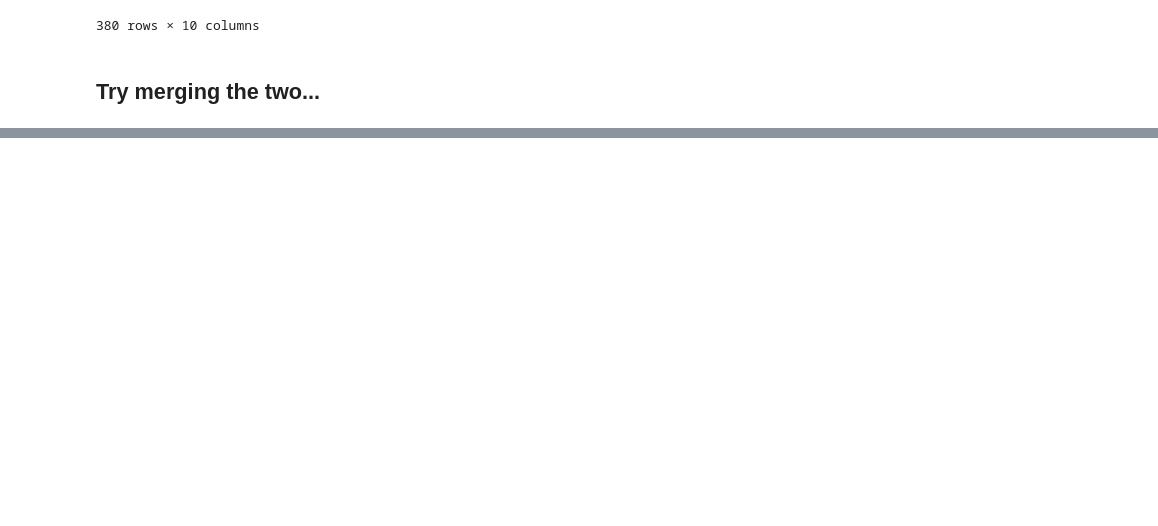
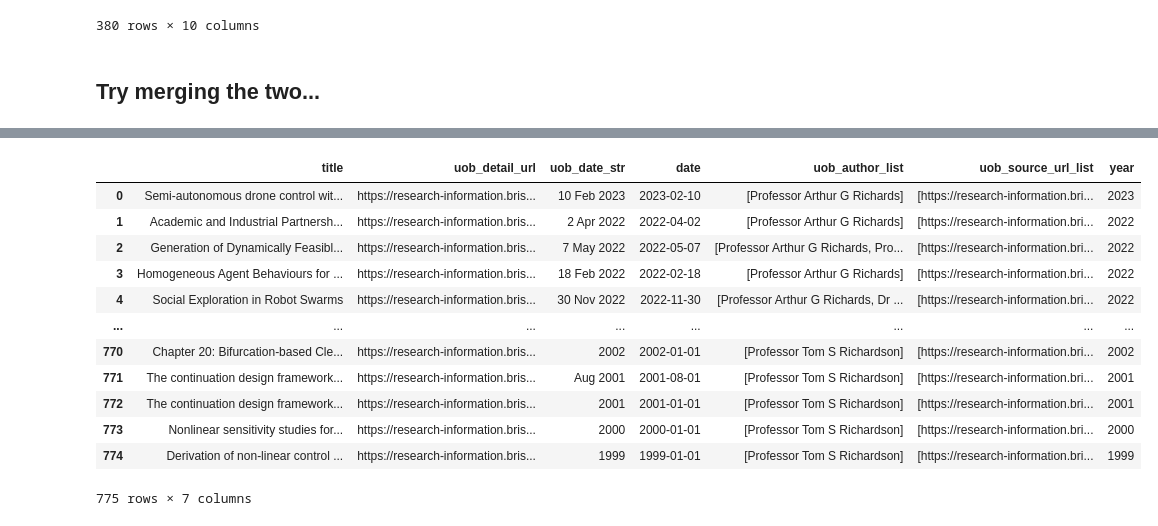
Before and after one commit to arthurrichards77/publication_scraping, a Jupyter notebook: merge_database.ipynb, the cells around one changed output, grey strips where cells are left out. Saved outputs shown, nothing was run; the diff lists cells and outputs as text; code cells hidden in the pictures; blank space fills up the shorter version.

```diff
--- a/merge_database.ipynb
+++ b/merge_database.ipynb
@@ -163 +176,18 @@ KeyError: "['index', 'uwe_author', 'source_url', 'Unnamed: 0'] not found in axis
+# %%
+uob_df['year'] = pd.DatetimeIndex(uob_df['date']).year
+uob_df
+# %% [output]
+|  | title | uob_detail_url | uob_date_str | date | uob_author_list | uob_source_url_list | year |
+| 0 | Semi-autonomous drone control wit... | https://research-information.bris... | 10 Feb 2023 | 2023-02-10 | [Professor Arthur G Richards] | [https://research-information.bri... | 2023 |
+| 1 | Academic and Industrial Partnersh... | https://research-information.bris... | 2 Apr 2022 | 2022-04-02 | [Professor Arthur G Richards] | [https://research-information.bri... | 2022 |
+| 2 | Generation of Dynamically Feasibl... | https://research-information.bris... | 7 May 2022 | 2022-05-07 | [Professor Arthur G Richards, Pro... | [https://research-information.bri... | 2022 |
+| 3 | Homogeneous Agent Behaviours for ... | https://research-information.bris... | 18 Feb 2022 | 2022-02-18 | [Professor Arthur G Richards] | [https://research-information.bri... | 2022 |
+| 4 | Social Exploration in Robot Swarms | https://research-information.bris... | 30 Nov 2022 | 2022-11-30 | [Professor Arthur G Richards, Dr ... | [https://research-information.bri... | 2022 |
+| ... | ... | ... | ... | ... | ... | ... | ... |
+| 770 | Chapter 20: Bifurcation-based Cle... | https://research-information.bris... | 2002 | 2002-01-01 | [Professor Tom S Richardson] | [https://research-information.bri... | 2002 |
+| 771 | The continuation design framework... | https://research-information.bris... | Aug 2001 | 2001-08-01 | [Professor Tom S Richardson] | [https://research-information.bri... | 2001 |
+| 772 | The continuation design framework... | https://research-information.bris... | 2001 | 2001-01-01 | [Professor Tom S Richardson] | [https://research-information.bri... | 2001 |
+| 773 | Nonlinear sensitivity studies for... | https://research-information.bris... | 2000 | 2000-01-01 | [Professor Tom S Richardson] | [https://research-information.bri... | 2000 |
+| 774 | Derivation of non-linear control ... | https://research-information.bris... | 1999 | 1999-01-01 | [Professor Tom S Richardson] | [https://research-information.bri... | 1999 |
+775 rows × 7 columns
 # %%
```
Also changed, not shown: parts of 8 cells of this notebook, 2 other files.
